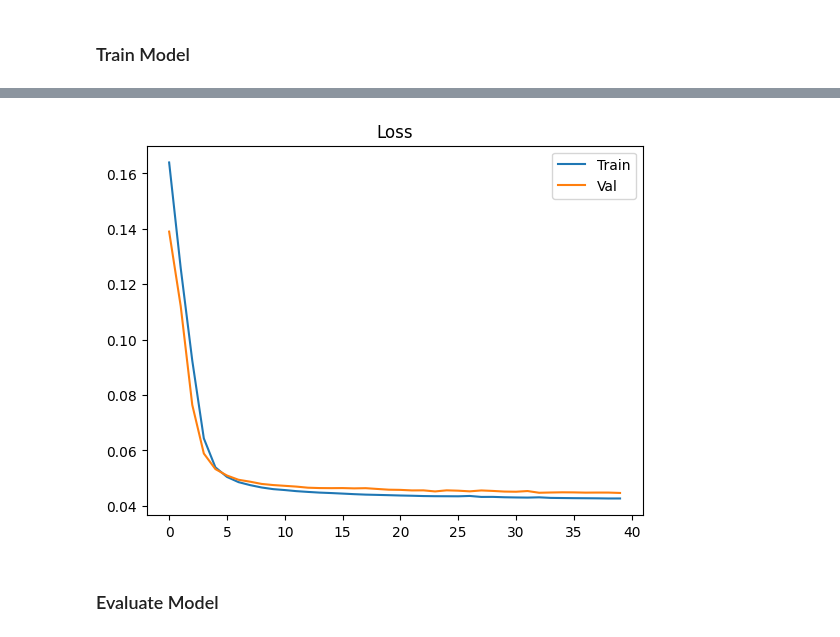
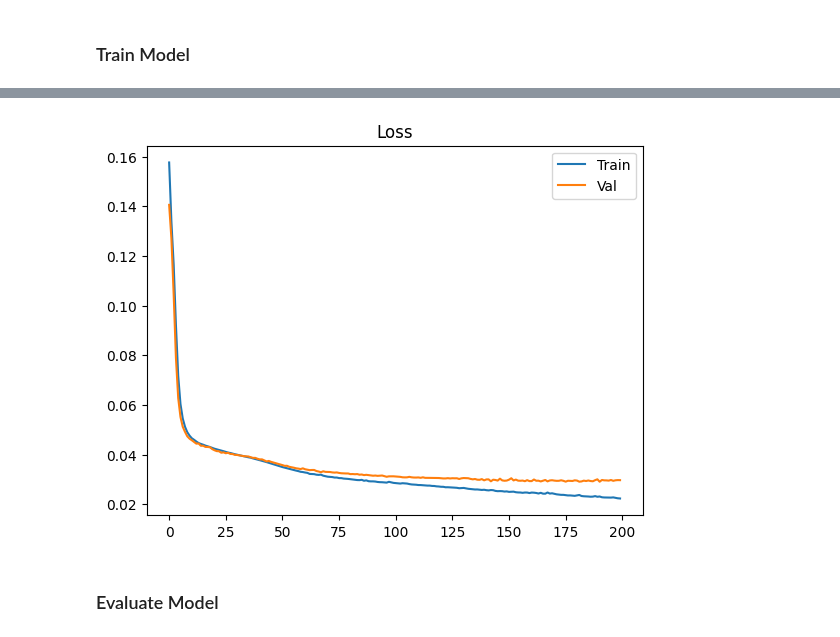
Before and after one commit to LukeV37/Pileup_Project, a Jupyter notebook: python/Jet_Attention_Model.ipynb, the cells around one changed output, grey strips where cells are left out. Drawn from its saved outputs; the diff is of its cells as text; code cells hidden in the pictures.

```diff
--- a/python/Jet_Attention_Model.ipynb
+++ b/python/Jet_Attention_Model.ipynb
@@ -24,7 +30,7 @@ class Model(nn.Module):
         super(Model, self).__init__()
 
         self.embed_dim = 256
-        self.num_heads = 1
+        self.num_heads = 4
         self.num_jet_feats = 3
         self.num_trk_feats = 6
 
@@ -189,7 +195,7 @@ optimizer = optim.Adam(model.parameters(), lr=0.000001)
 
 loss_fn = nn.MSELoss()
 
-combined_history = train(model, X_train, y_train, X_val, y_val,epochs=40)
+combined_history = train(model, X_train, y_train, X_val, y_val,epochs=200)
 
 plt.plot(combined_history[:,0], label="Train")
 plt.plot(combined_history[:,1], label="Val")
@@ -217,4 +223,4 @@ Epoch: 39       Train Loss: 0.042626    Val Loss: 0.044618
-[figure, old version]
+[figure, new version]
 # %% [markdown]
 ### Evaluate Model
 # %%
```
Also changed, not shown: parts of 6 cells of this notebook.
